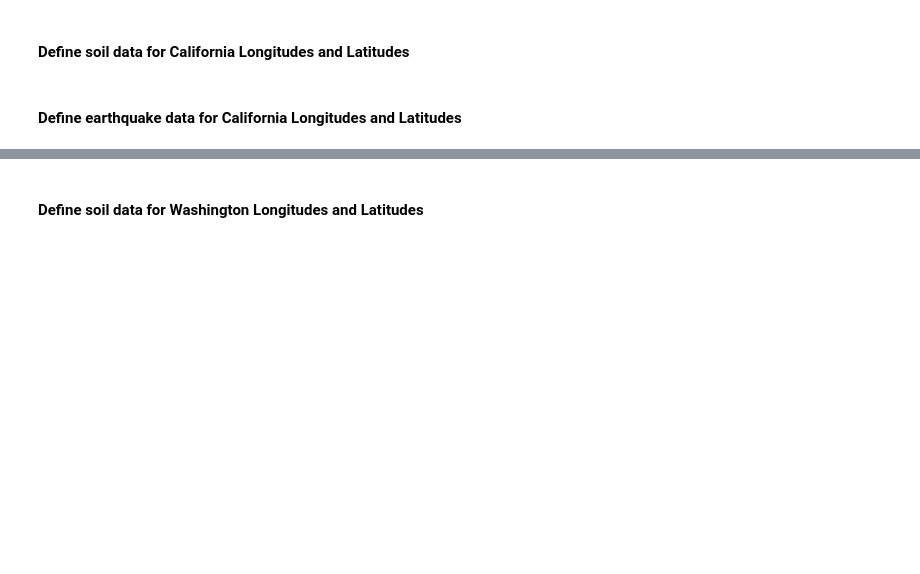
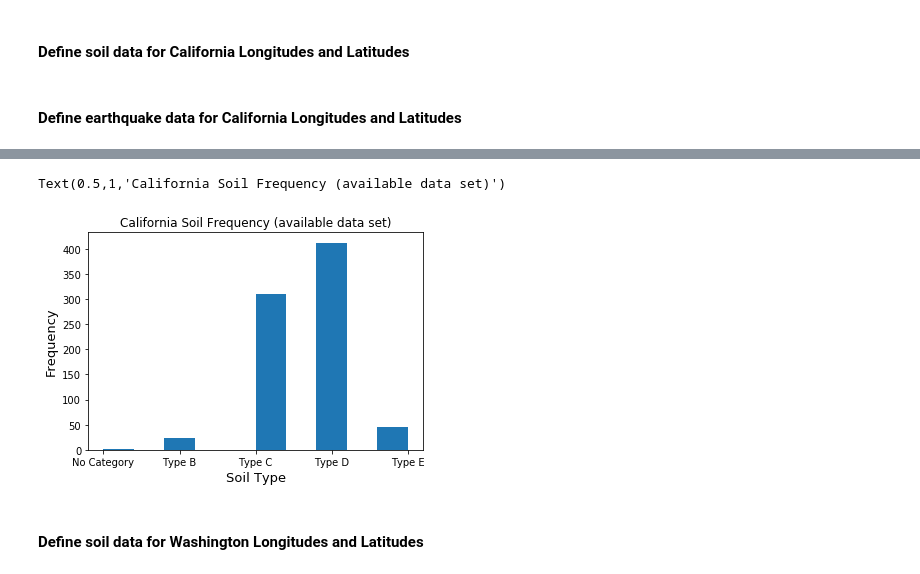
Before and after one commit to paulo-g-martinez/dq3-earthquakes, a Jupyter notebook: Data_Question_3.ipynb, the cells around one changed output, grey strips where cells are left out. Saved outputs shown, nothing was run; the diff lists cells and outputs as text; code cells hidden in the pictures; blank space fills up the shorter version.

```diff
--- a/Data_Question_3.ipynb
+++ b/Data_Question_3.ipynb
@@ -243,0 +236,8 @@ Name: Depth, dtype: float64
+# %%
+plt.hist(Cal_Soil['SoilProfileType'])
+plt.xlabel('Soil Type', fontsize=13)
+plt.ylabel('Frequency', fontsize=13)
+plt.title('California Soil Frequency (available data set)')
+# %% [output]
+Text(0.5,1,'California Soil Frequency (available data set)')
+[figure, added]
```
Also changed, not shown: parts of 35 cells of this notebook.
